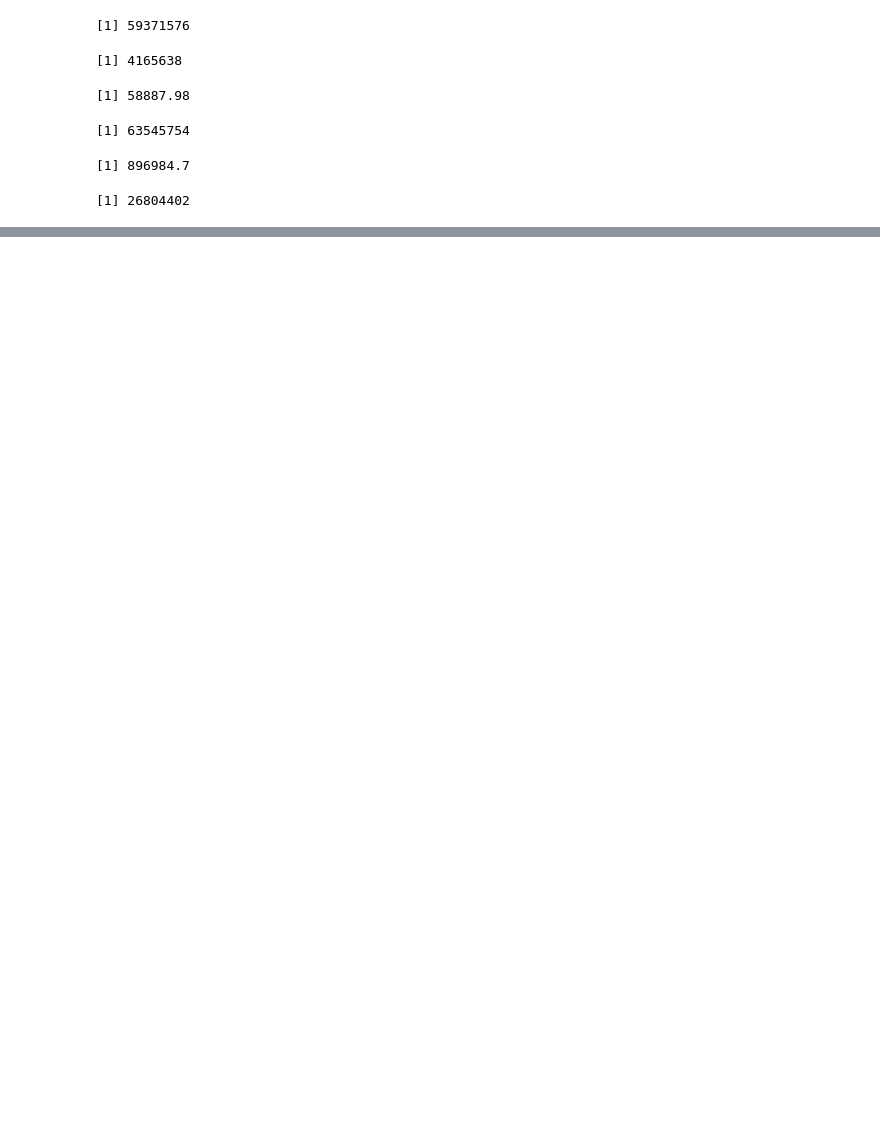
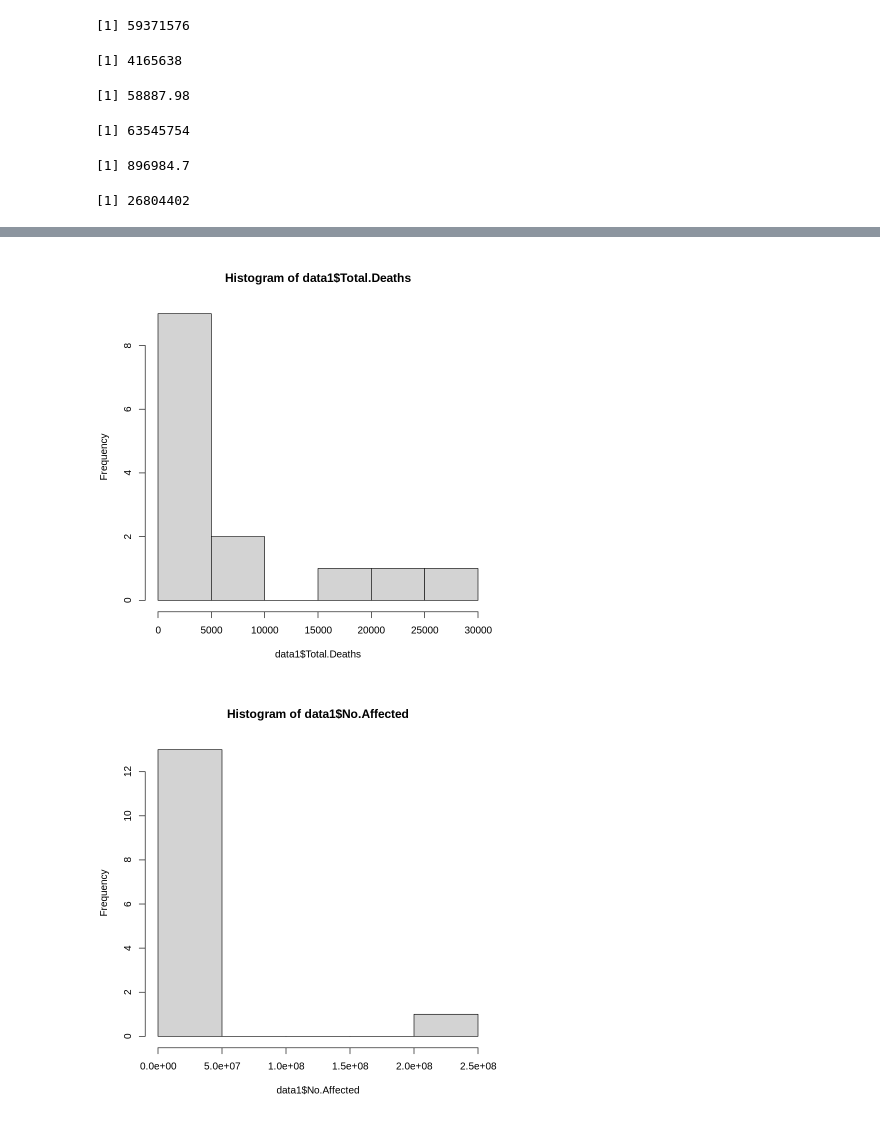
Before and after one commit to najiaahmedd/CIND820, a Jupyter notebook: Descriptive_Stats.ipynb, the cells around one changed output, grey strips where cells are left out. Drawn from its saved outputs; the diff is of its cells as text; code cells hidden in the pictures; blank space fills up the shorter version.

```diff
--- a/Descriptive_Stats.ipynb
+++ b/Descriptive_Stats.ipynb
@@ -92,0 +109,11 @@ sd(data1$Total.Damages...000.US..)
+# %%
+hist(data1$Total.Deaths)
+hist(data1$No.Affected)
+hist(data1$No.Homeless)
+hist(data1$No.Injured)
+hist(data1$Total.Affected)
+hist(data1$Insured.Damages...000.US..)
+hist(data1$Total.Damages...000.US..)
+# %% [output]
+[figure, added]
+[figure, added]
```
Also changed, not shown: parts of 2 cells of this notebook.
